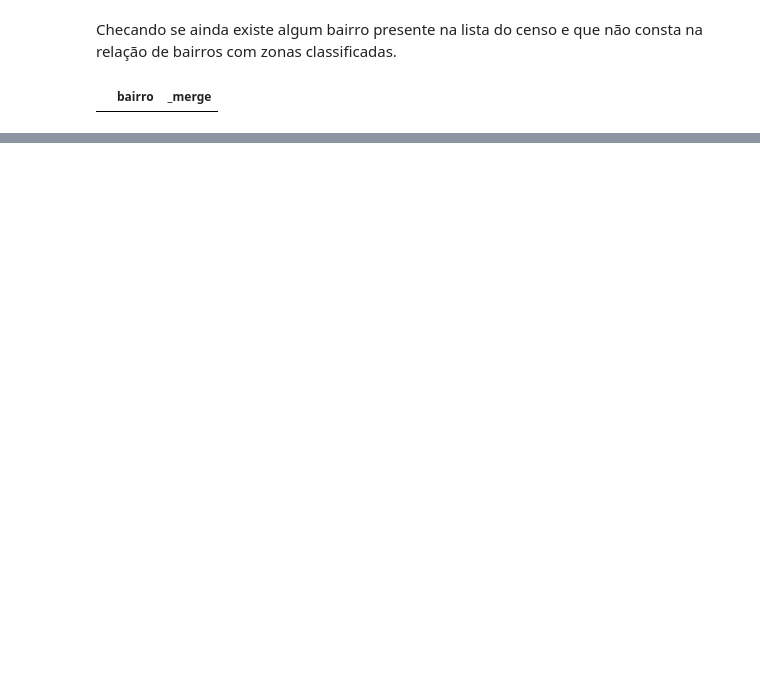
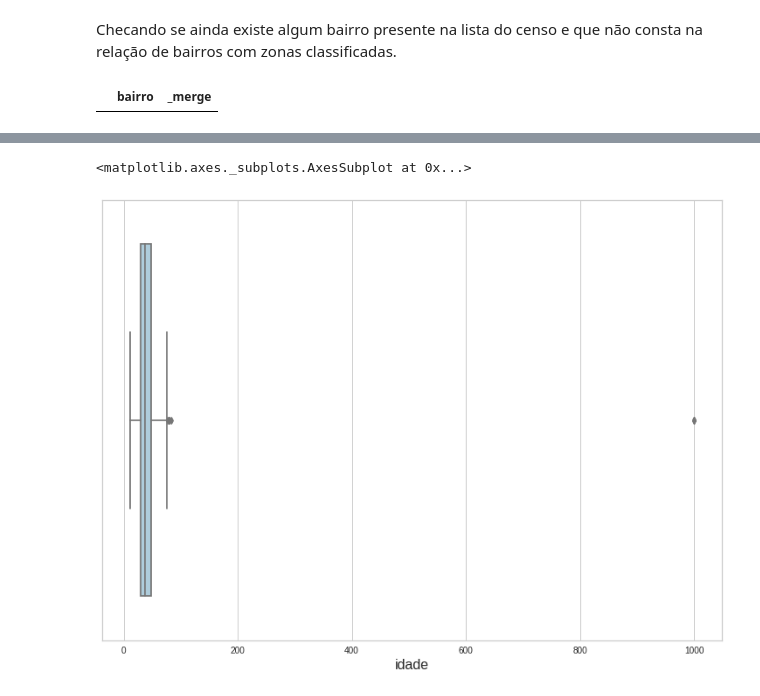
Before and after one commit to tiagosilveiraa/tccbigdata, a Jupyter notebook: TCC_PUC.ipynb, the cells around one changed output, grey strips where cells are left out. Saved outputs shown, nothing was run; the diff lists cells and outputs as text; code cells hidden in the pictures; blank space fills up the shorter version.

```diff
--- a/TCC_PUC.ipynb
+++ b/TCC_PUC.ipynb
@@ -113 +137,3 @@ df_clean = df_clean.reset_index(drop=True)
+# %%
+df_clean = df_censo
 # %% [markdown]
@@ -124,2 +146,0 @@ df_clean.columns[df_clean.isna().any()].tolist()
-# %%
-df_clean['data'] = df_clean['data'].fillna('NAO INFORMADA')
@@ -132,4 +146,0 @@ Nota-se que todos as linhas onde os campos 'onde_estava_antes_acolhimento' e 'un
-# %%
-df_clean['onde_estava_antes_acolhimento'] = df_clean['onde_estava_antes_acolhimento'].fillna('NAO ACOLHIDO')
-df_clean['unidade_de_acolhimento_us'] = df_clean['unidade_de_acolhimento_us'].fillna('NAO ACOLHIDO')
-df_clean['unidade_de_acolhimento_us'] = df_clean['abrigos_apresentam_problemas'].fillna('NAO INFORMADO')
@@ -139,0 +149,3 @@ Perguntas que buscaremos respostas:
+# %%
+#df_clean['abrigos_apresentam_problemas'] = df_clean['abrigos_apresentam_problemas'].fillna('NAO INFORMADO')
+df_clean = df_clean.drop(columns=['unidade_de_acolhimento_us', 'onde_estava_antes_acolhimento'])
@@ -139,0 +168,5 @@ Perguntas que buscaremos respostas:
+# %%
+sns.boxplot(df_clean['idade'])
+# %% [output]
+<matplotlib.axes._subplots.AxesSubplot at 0x...>
+[figure, added]
```
Also changed, not shown: parts of 97 cells of this notebook.
